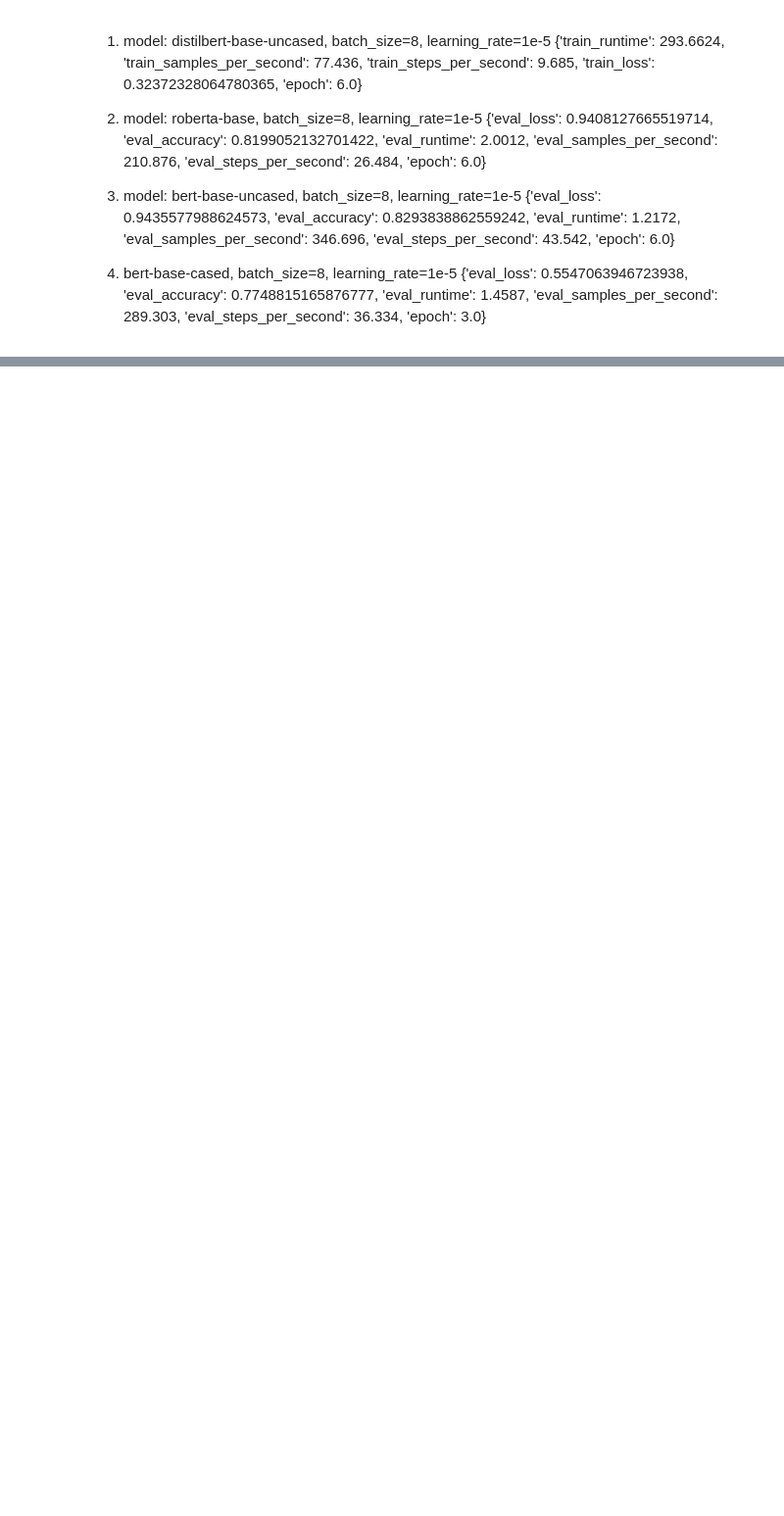
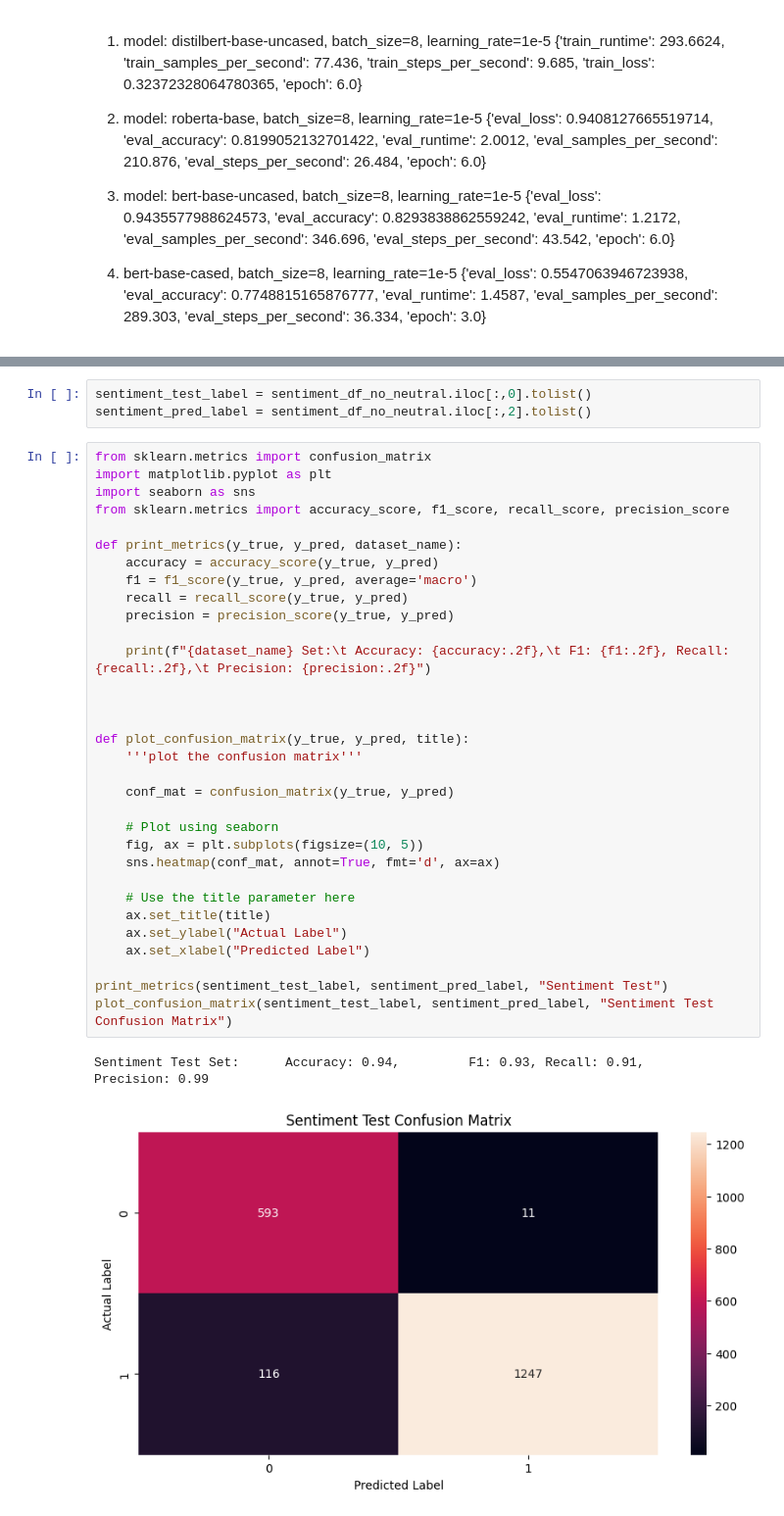
Before and after one commit to pangyyen/FinTech-ay2324-project2, a Jupyter notebook: main.ipynb, the cells around one changed output, grey strips where cells are left out. Shown: that part at 98% size. Cells and saved outputs as stored; diff of their text form; blank space fills up the shorter version.

Commit message:
Evaluate on another dataset

```diff
--- a/main.ipynb
+++ b/main.ipynb
@@ -308,0 +476,38 @@ Final accuracy: 0.8151658767772512
+# %%
+sentiment_test_label = sentiment_df_no_neutral.iloc[:,0].tolist()
+sentiment_pred_label = sentiment_df_no_neutral.iloc[:,2].tolist()
+# %%
+from sklearn.metrics import confusion_matrix
+import matplotlib.pyplot as plt
+import seaborn as sns
+from sklearn.metrics import accuracy_score, f1_score, recall_score, precision_score
+
+def print_metrics(y_true, y_pred, dataset_name):
+    accuracy = accuracy_score(y_true, y_pred)
+    f1 = f1_score(y_true, y_pred, average='macro')
+    recall = recall_score(y_true, y_pred)
+    precision = precision_score(y_true, y_pred)
+
+    print(f"{dataset_name} Set:\t Accuracy: {accuracy:.2f},\t F1: {f1:.2f}, Recall: {recall:.2f},\t Precision: {precision:.2f}")
+
+
+
+def plot_confusion_matrix(y_true, y_pred, title):
+    '''plot the confusion matrix'''
+
+    conf_mat = confusion_matrix(y_true, y_pred)
+
+    # Plot using seaborn
+    fig, ax = plt.subplots(figsize=(10, 5))
+    sns.heatmap(conf_mat, annot=True, fmt='d', ax=ax)
+
+    # Use the title parameter here
+    ax.set_title(title)
+    ax.set_ylabel("Actual Label")
+    ax.set_xlabel("Predicted Label")
+
+print_metrics(sentiment_test_label, sentiment_pred_label, "Sentiment Test")
+plot_confusion_matrix(sentiment_test_label, sentiment_pred_label, "Sentiment Test Confusion Matrix")
+# %% [output]
+Sentiment Test Set:      Accuracy: 0.94,         F1: 0.93, Recall: 0.91,         Precision: 0.99
+[figure, added]
```
Also changed, not shown: parts of 34 cells of this notebook.
